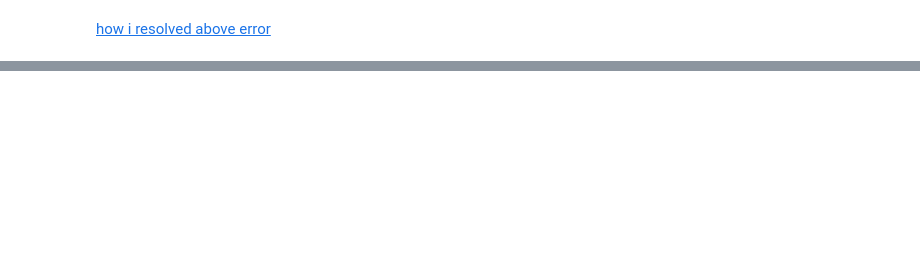
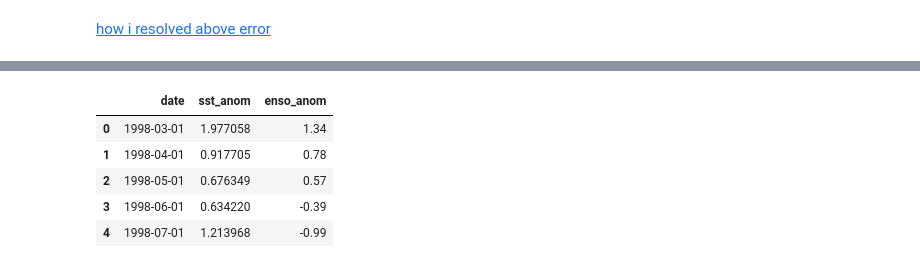
Before and after one commit to mk-waves/mk-waves-tutorial, a Jupyter notebook: HW3_template_cm.ipynb, the cells around one changed output, grey strips where cells are left out. Drawn from its saved outputs; the diff is of its cells as text; code cells hidden in the pictures; blank space fills up the shorter version.

```diff
--- a/HW3_template_cm.ipynb
+++ b/HW3_template_cm.ipynb
@@ -360,2 +476,2 @@ sst_anom.head()
 # %%
-sst_anom = sst_anom.drop(sst_anom.columns[[1,2]], axis=1)
+sst_anom = sst_anom.drop(["month", "year", "day"], axis=1)
@@ -364,4 +478,16 @@ sst_anom
+# %%
+enso = enso.drop(["year", "month", "day"], axis = 1)
 # %%
 #filter for 1998
 
-enso_df = sst_anom.join(enso, on = "date")
+enso_df = sst_anom.set_index('date').join(enso.set_index('date'))
+# %%
+enso_df = enso_df.reset_index()
+enso_df.head()
+# %% [output]
+|  | date | sst_anom | enso_anom |
+| 0 | 1998-03-01 | 1.977058 | 1.34 |
+| 1 | 1998-04-01 | 0.917705 | 0.78 |
+| 2 | 1998-05-01 | 0.676349 | 0.57 |
+| 3 | 1998-06-01 | 0.634220 | -0.39 |
+| 4 | 1998-07-01 | 1.213968 | -0.99 |
```
Also changed, not shown: parts of 19 cells of this notebook, 1 other file.
